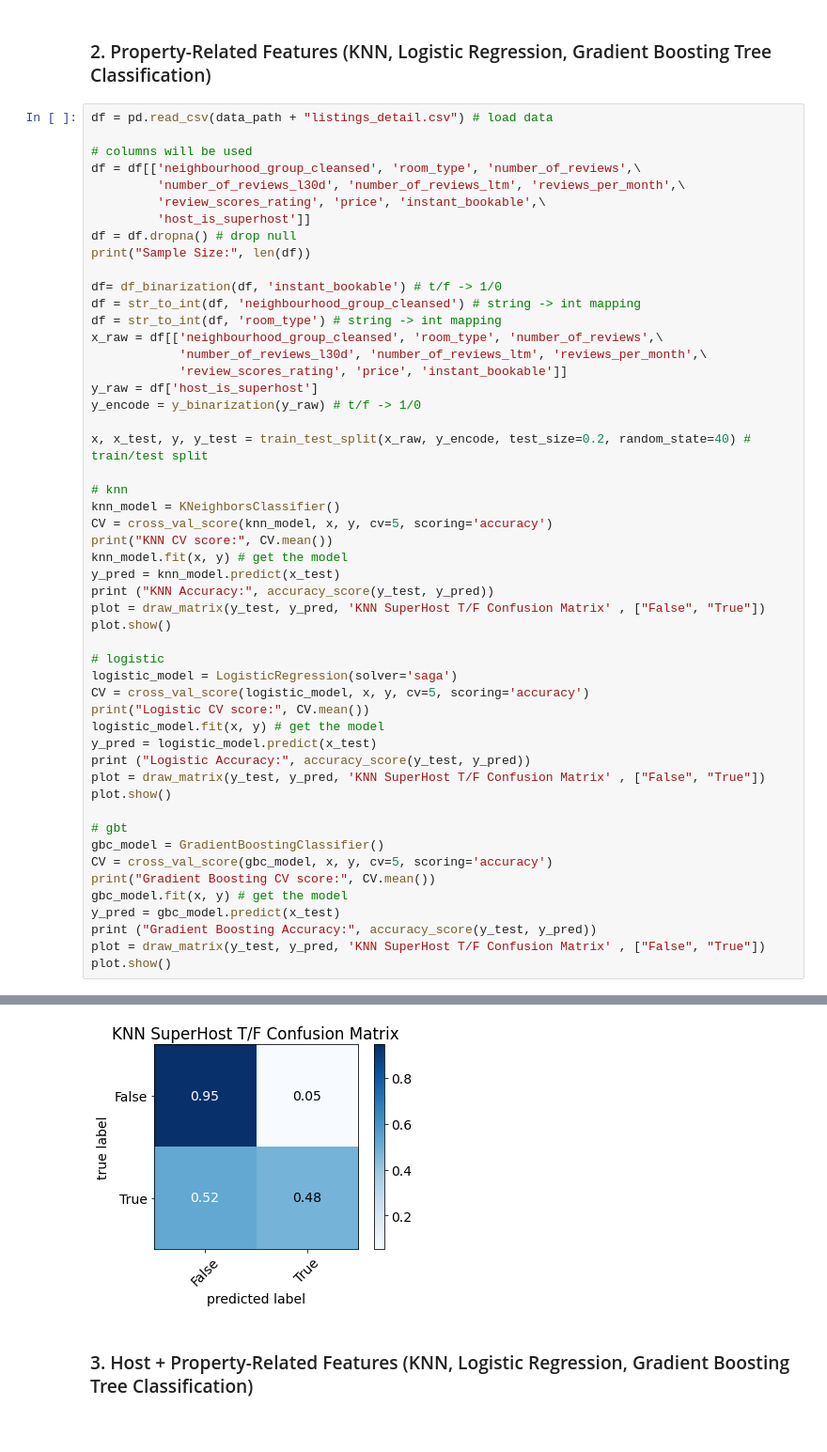
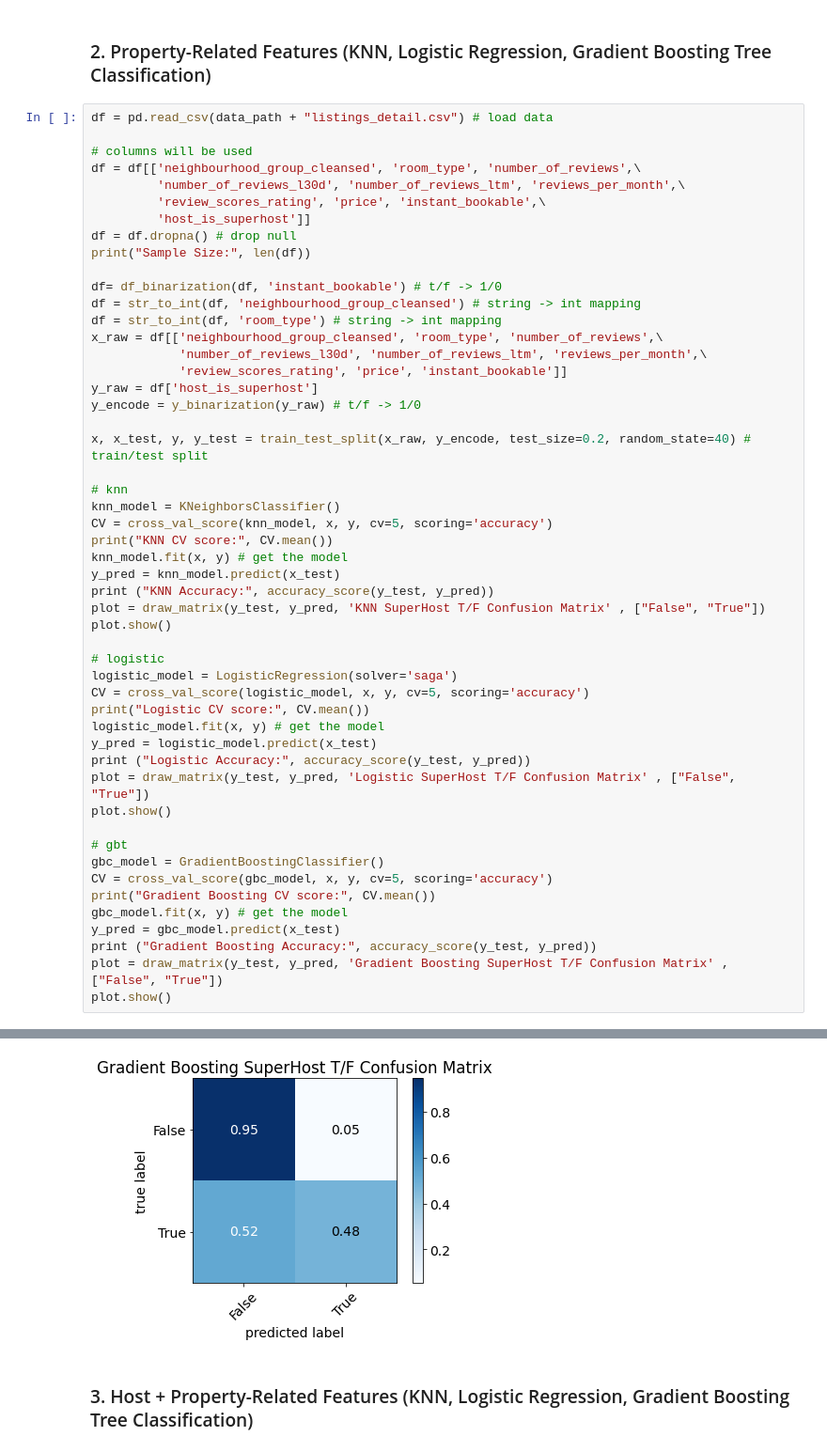
Before and after one commit to cjw531/cs396-airbnb-analysis, a Jupyter notebook: presentation/presentaton.ipynb, the cells around one changed output, grey strips where cells are left out. Shown at 94% size. Drawn from its saved outputs; the diff is of its cells as text.

```diff
--- a/presentation/presentaton.ipynb
+++ b/presentation/presentaton.ipynb
@@ -149,7 +151,7 @@ print("Logistic CV score:", CV.mean())
 logistic_model.fit(x, y) # get the model
 y_pred = logistic_model.predict(x_test)
 print ("Logistic Accuracy:", accuracy_score(y_test, y_pred))
-plot = draw_matrix(y_test, y_pred, 'KNN SuperHost T/F Confusion Matrix' , ["False", "True"])
+plot = draw_matrix(y_test, y_pred, 'Logistic SuperHost T/F Confusion Matrix' , ["False", "True"])
 plot.show()
 
 # gbt
@@ -159,7 +161,7 @@ print("Gradient Boosting CV score:", CV.mean())
 gbc_model.fit(x, y) # get the model
 y_pred = gbc_model.predict(x_test)
 print ("Gradient Boosting Accuracy:", accuracy_score(y_test, y_pred))
-plot = draw_matrix(y_test, y_pred, 'KNN SuperHost T/F Confusion Matrix' , ["False", "True"])
+plot = draw_matrix(y_test, y_pred, 'Gradient Boosting SuperHost T/F Confusion Matrix' , ["False", "True"])
 plot.show()
 # %% [output]
 Sample Size: 27608
@@ -174,4 +176,4 @@ KNN Accuracy: 0.8391886997464687
-[figure, old version]
+[figure, new version]
 # %% [markdown]
 ### 3. Host + Property-Related Features (KNN, Logistic Regression, Gradient Boosting Tree Classification)
 # %%
```
Also changed, not shown: parts of 13 cells of this notebook, 1 other file.
